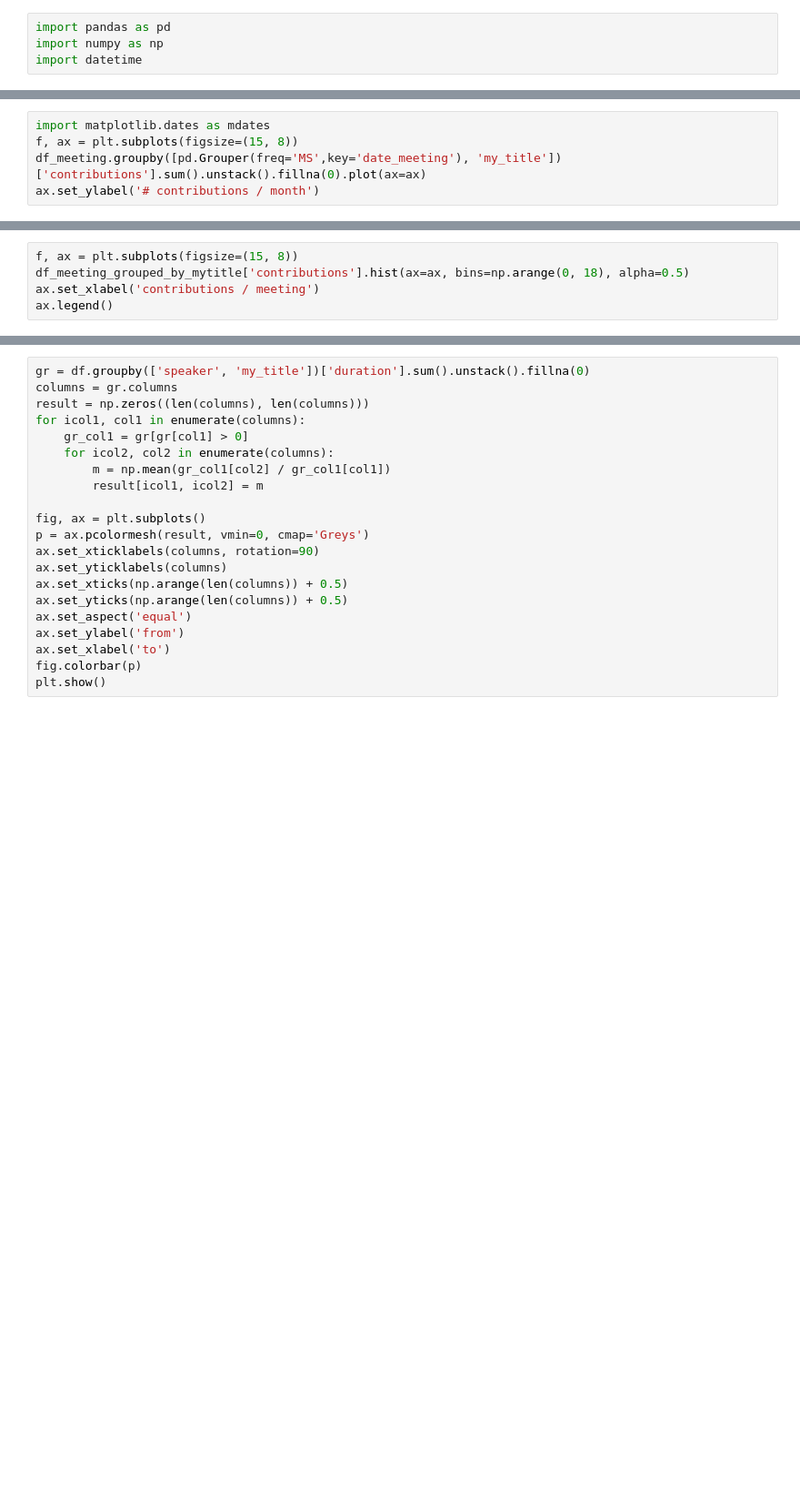
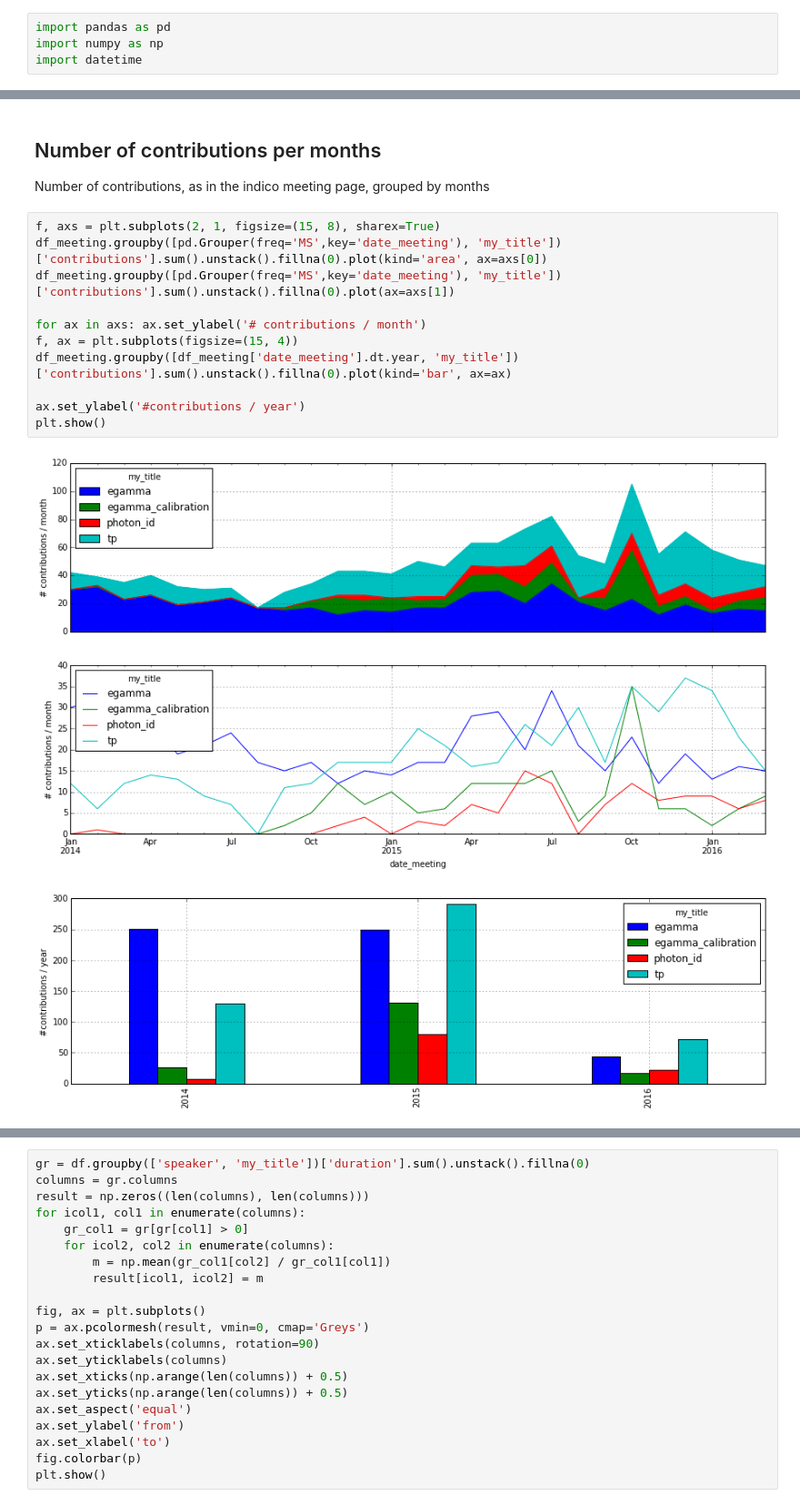
Before and after one commit to wiso/indico_statistics, a Jupyter notebook: plot.ipynb, the cells around one changed output, grey strips where cells are left out. Shown: that part at 91% size. Saved outputs shown, nothing was run; the diff lists cells and outputs as text; blank space fills up the shorter version.

```diff
--- a/plot.ipynb
+++ b/plot.ipynb
@@ -40,5 +46,0 @@ df.head()
-# %%
-import matplotlib.dates as mdates
-f, ax = plt.subplots(figsize=(15, 8))
-df_meeting.groupby([pd.Grouper(freq='MS',key='date_meeting'), 'my_title'])['contributions'].sum().unstack().fillna(0).plot(ax=ax)
-ax.set_ylabel('# contributions / month')
@@ -48,5 +46,0 @@ ax.set_ylabel('# contributions / month')
-# %%
-f, ax = plt.subplots(figsize=(15, 8))
-df_meeting_grouped_by_mytitle['contributions'].hist(ax=ax, bins=np.arange(0, 18), alpha=0.5)
-ax.set_xlabel('contributions / meeting')
-ax.legend()
@@ -54,0 +96,17 @@ ax.legend()
+# %% [markdown]
+## Number of contributions per months
+Number of contributions, as in the indico meeting page, grouped by months
+# %%
+f, axs = plt.subplots(2, 1, figsize=(15, 8), sharex=True)
+df_meeting.groupby([pd.Grouper(freq='MS',key='date_meeting'), 'my_title'])['contributions'].sum().unstack().fillna(0).plot(kind='area', ax=axs[0])
+df_meeting.groupby([pd.Grouper(freq='MS',key='date_meeting'), 'my_title'])['contributions'].sum().unstack().fillna(0).plot(ax=axs[1])
+
+for ax in axs: ax.set_ylabel('# contributions / month')
+f, ax = plt.subplots(figsize=(15, 4))
+df_meeting.groupby([df_meeting['date_meeting'].dt.year, 'my_title'])['contributions'].sum().unstack().fillna(0).plot(kind='bar', ax=ax)
+
+ax.set_ylabel('#contributions / year')
+plt.show()
+# %% [output]
+[figure, added]
+[figure, added]
```
Also changed, not shown: parts of 49 cells of this notebook, 1 other file.
